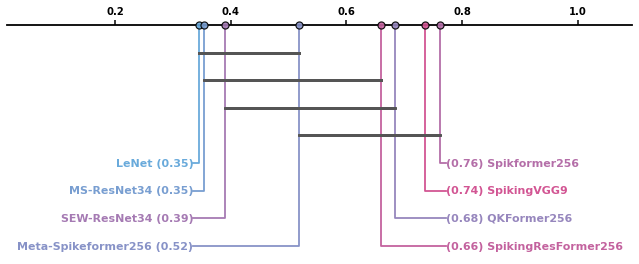
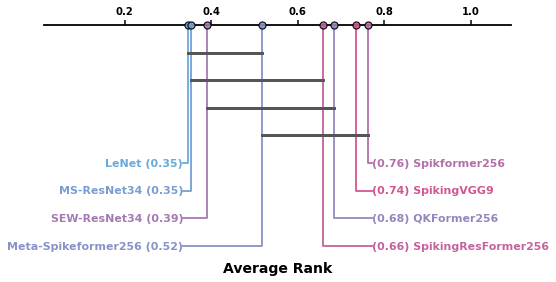
The change to this notebook cell's code, shown as a diff; its figure went from the first image to the second:
--- before
+++ after
@@ -1,5 +1,5 @@
 # Fig 2 (c) need to finish topology-res.csv CD-diagram to give architecture selection advice across all sensing modalities
 
-fig, ax = plt.subplots(figsize=(9.5, 3.8))
+fig, ax = plt.subplots(figsize=(8, 3.8))
 data = pd.read_csv('./topology-res.csv')
 avg_rank = data.groupby(
@@ -45,4 +45,5 @@
 
 fig.tight_layout()
+ax.set_xlabel('Average Rank', fontsize=14, fontweight='bold')
 plt.savefig('./fig2c.svg', dpi=500, bbox_inches="tight")
 plt.show()

Commit: update